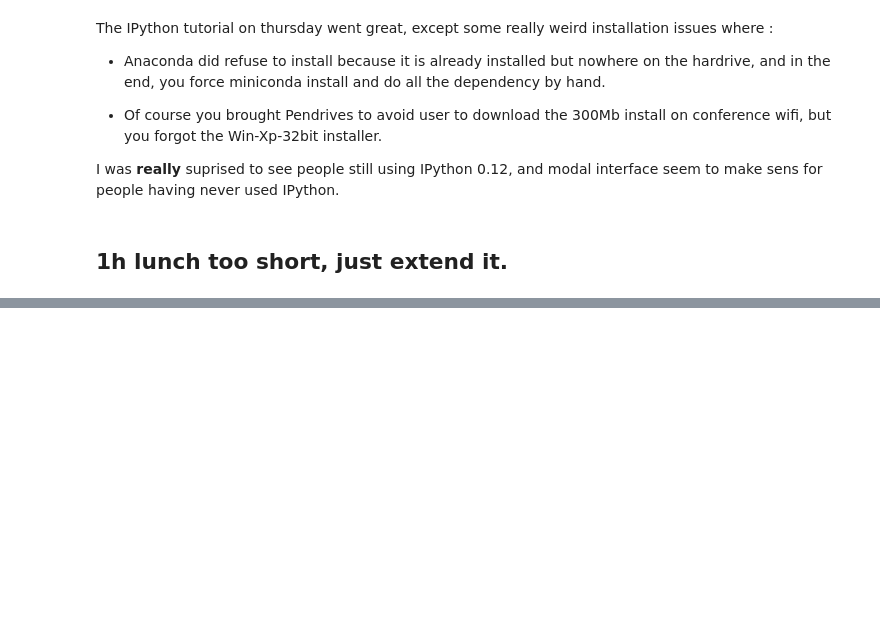
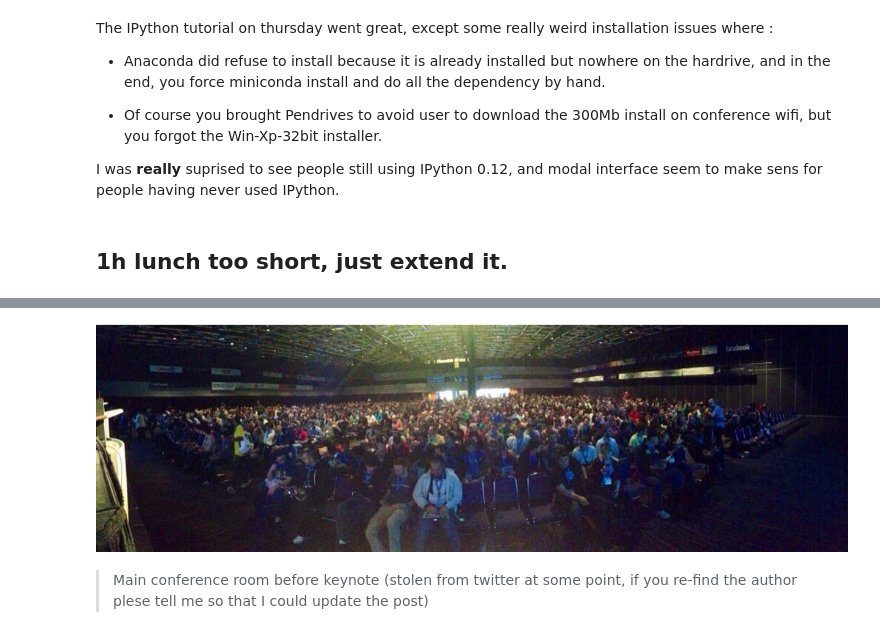
Before and after one commit to Carreau/posts, a Jupyter notebook: 13-PyCon2014.ipynb, the cells around one changed output, grey strips where cells are left out. Saved outputs shown, nothing was run; the diff lists cells and outputs as text; code cells hidden in the pictures; blank space fills up the shorter version.

```diff
--- a/13-PyCon2014.ipynb
+++ b/13-PyCon2014.ipynb
@@ -57,0 +99,7 @@ then you show the community that you are ready to put time into supporting what
+# %%
+from IPython.display import Image
+Image('crowd.jpg')
+# %% [output]
+[figure, added]
+# %% [markdown]
+> Main conference room before keynote (stolen from twitter at some point, if you re-find the author plese tell me so that I could update the post)
```
Also changed, not shown: parts of 14 cells of this notebook, 3 other files.
